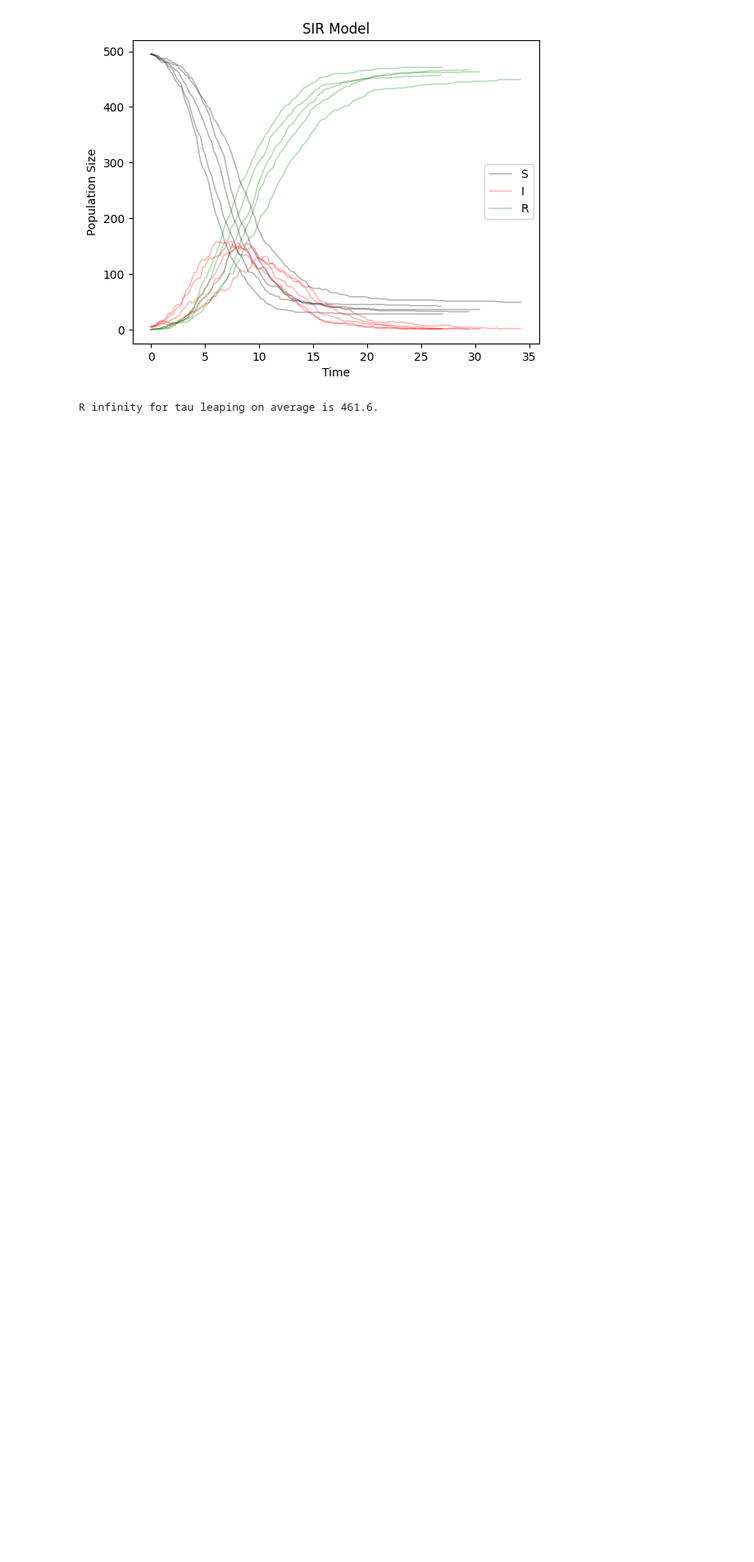
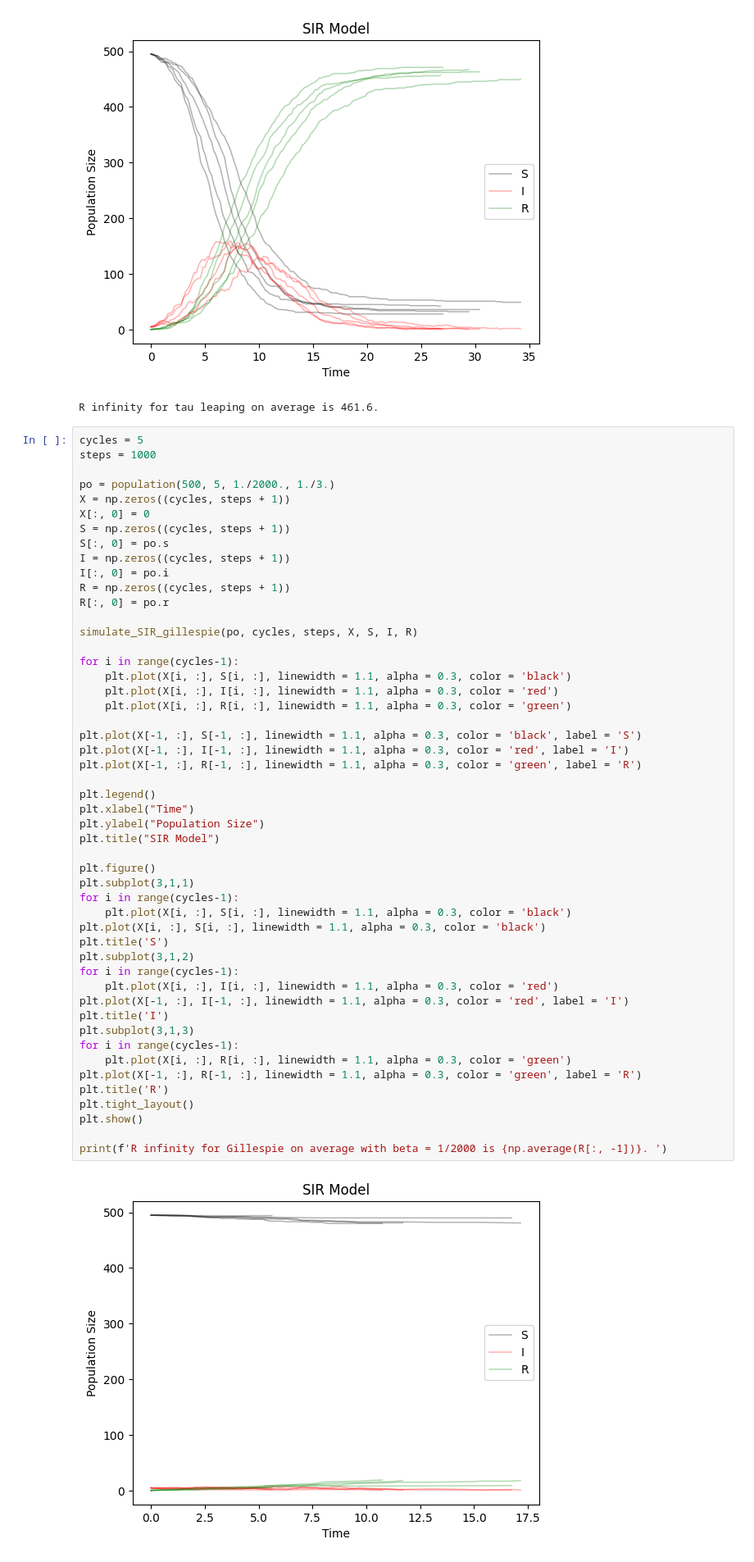
Before and after one commit to MustardGreen1112/Gillespie-Algorithm-for-SIR-model, a Jupyter notebook: Gillespie.ipynb, the cells around one changed output. Shown at 82% size. Cells and saved outputs as stored; diff of their text form; blank space fills up the shorter version.

```diff
--- a/Gillespie.ipynb
+++ b/Gillespie.ipynb
@@ -198,3 +195,55 @@ print(f'R infinity for tau leaping on average is {np.average(R[:, -1])}. ')
 # %% [output]
 [figure]
 R infinity for tau leaping on average is 461.6.
+# %%
+cycles = 5
+steps = 1000
+
+po = population(500, 5, 1./2000., 1./3.)
+X = np.zeros((cycles, steps + 1))
+X[:, 0] = 0
+S = np.zeros((cycles, steps + 1))
+S[:, 0] = po.s
+I = np.zeros((cycles, steps + 1))
+I[:, 0] = po.i
+R = np.zeros((cycles, steps + 1))
+R[:, 0] = po.r
+
+simulate_SIR_gillespie(po, cycles, steps, X, S, I, R)
+
+for i in range(cycles-1):
+    plt.plot(X[i, :], S[i, :], linewidth = 1.1, alpha = 0.3, color = 'black')
+    plt.plot(X[i, :], I[i, :], linewidth = 1.1, alpha = 0.3, color = 'red')
+    plt.plot(X[i, :], R[i, :], linewidth = 1.1, alpha = 0.3, color = 'green')
+
+plt.plot(X[-1, :], S[-1, :], linewidth = 1.1, alpha = 0.3, color = 'black', label = 'S')
+plt.plot(X[-1, :], I[-1, :], linewidth = 1.1, alpha = 0.3, color = 'red', label = 'I')
+plt.plot(X[-1, :], R[-1, :], linewidth = 1.1, alpha = 0.3, color = 'green', label = 'R')
+
+plt.legend()
+plt.xlabel("Time")
+plt.ylabel("Population Size")
+plt.title("SIR Model")
+
+plt.figure()
+plt.subplot(3,1,1)
+for i in range(cycles-1):
+    plt.plot(X[i, :], S[i, :], linewidth = 1.1, alpha = 0.3, color = 'black')
+plt.plot(X[i, :], S[i, :], linewidth = 1.1, alpha = 0.3, color = 'black')
+plt.title('S')
+plt.subplot(3,1,2)
+for i in range(cycles-1):
+    plt.plot(X[i, :], I[i, :], linewidth = 1.1, alpha = 0.3, color = 'red')
+plt.plot(X[-1, :], I[-1, :], linewidth = 1.1, alpha = 0.3, color = 'red', label = 'I')
+plt.title('I')
+plt.subplot(3,1,3)
+for i in range(cycles-1):
+    plt.plot(X[i, :], R[i, :], linewidth = 1.1, alpha = 0.3, color = 'green')
+plt.plot(X[-1, :], R[-1, :], linewidth = 1.1, alpha = 0.3, color = 'green', label = 'R')
+plt.title('R')
+plt.tight_layout()
+plt.show()
+
+print(f'R infinity for Gillespie on average with beta = 1/2000 is {np.average(R[:, -1])}. ')
+# %% [output]
+[figure, added]
```
Also changed, not shown: parts of 9 cells of this notebook.
